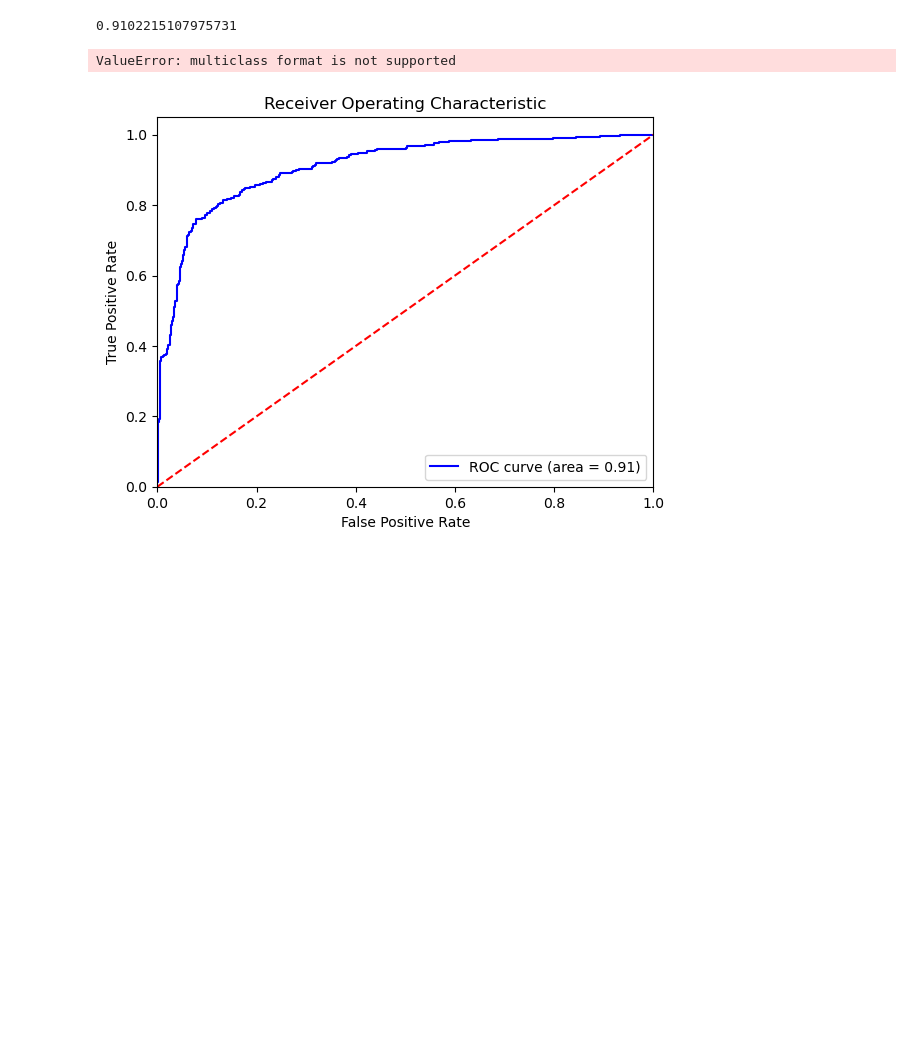
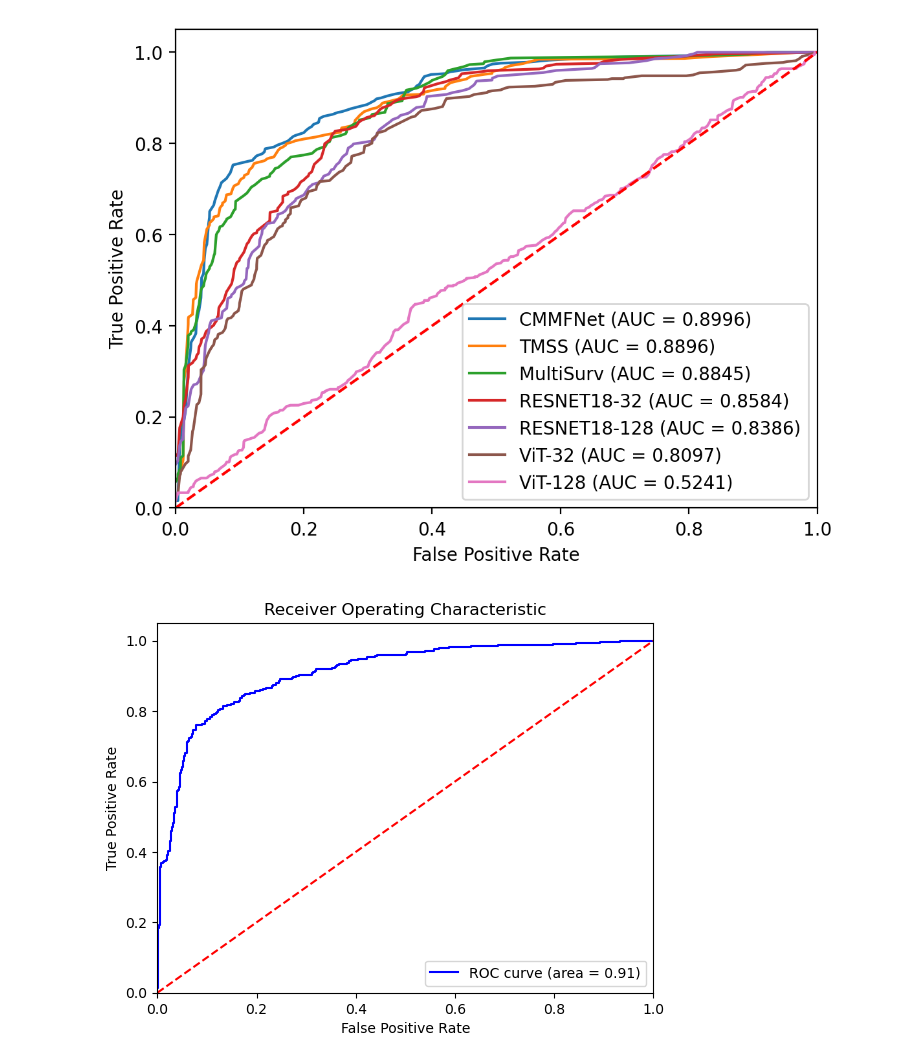
Before and after one commit to fancccc/LungCancerDC, a Jupyter notebook: show.ipynb, the cells around one changed output. Drawn from its saved outputs; the diff is of its cells as text; code cells hidden in the pictures; blank space fills up the shorter version.

```diff
--- a/show.ipynb
+++ b/show.ipynb
@@ -5,5 +5,11 @@ import os
 from sklearn.metrics import roc_curve, auc
 from sklearn.preprocessing import label_binarize
 # %%
-res = np.load(os.path.join('./results/2409032239/models/pred.npy'), allow_pickle=True).item()
-res
+results = {'CMMFNet': '2409032239',
+           'TMSS': '2410061102',
+           'MultiSurv': '2409291045',
+       'RESNET18-32': '2408031253',
+       'RESNET18-128': '2408040923',
+       'ViT-32': '2409201810',
+       'ViT-128': '2409211200',
+      }
@@ -28,15 +16,55 @@ res
 # %%
-y_true_bin = label_binarize(res['true_label'], classes=[0, 1, 2])
-y_scores = res['predicted']
-fpr_micro, tpr_micro, _ = roc_curve(y_true_bin.ravel(), y_scores.ravel())
-roc_auc_micro = auc(fpr_micro, tpr_micro)
-roc_auc_micro
+plt.figure(dpi=200)
+for k, v in results.items():
+    if os.path.exists(f'./results/{v}/models/pred.npy'):
+        res = np.load(os.path.join(f'./results/{v}/models/pred.npy'), allow_pickle=True).item()
+        # res
+        # y_true_bin = label_binarize(res['true_label'], classes=[0, 1, 2])
+        # y_scores = res['predicted']
+        # fpr_micro, tpr_micro, _ = roc_curve(y_true_bin.ravel(), y_scores.ravel())
+        # roc_auc_micro = auc(fpr_micro, tpr_micro)
+        # plt.plot(fpr_micro, tpr_micro, color='blue', label=f'{k} ROC curve (area = %0.2f)' % roc_auc_micro)
+        y_true_bin = label_binarize(res['true_label'], classes=[0, 1, 2])
+        y_scores = res['predicted']  # 假设这是预测的概率
+
+        # 计算每个类别的ROC曲线和AUC
+        fpr, tpr, roc_auc = {}, {}, {}
+        for i in range(y_true_bin.shape[1]):
+            fpr[i], tpr[i], _ = roc_curve(y_true_bin[:, i], y_scores[:, i])
+            roc_auc[i] = auc(fpr[i], tpr[i])
+
+        # 计算macro-average ROC曲线
+        all_fpr = np.unique(np.concatenate([fpr[i] for i in range(y_true_bin.shape[1])]))
+        mean_tpr = np.zeros_like(all_fpr)
+        for i in range(y_true_bin.shape[1]):
+            mean_tpr += np.interp(all_fpr, fpr[i], tpr[i])
+        mean_tpr /= y_true_bin.shape[1]
+
+        # 计算macro-average AUC
+        roc_auc_macro = auc(all_fpr, mean_tpr)
+
+        # 绘制macro-average ROC曲线
+        plt.plot(all_fpr, mean_tpr, label=f'{k} (AUC = %0.4f)' % roc_auc_macro)
+
+    else:
+        print(k)
+plt.plot([0, 1], [0, 1], color='red', linestyle='--')  # 对角线
+plt.xlim([0.0, 1.0])
+plt.ylim([0.0, 1.05])
+plt.xlabel('False Positive Rate')
+plt.ylabel('True Positive Rate')
+# plt.title('Receiver Operating Characteristic')
+plt.legend(loc="lower right")
+plt.savefig('./results/figures/roc.png')
+plt.show()
+# one_hot_labels = torch.nn.functional.one_hot(torch.tensor(label), num_classes=probabilities.shape[1])
+# auc = roc_auc_score(one_hot_labels, probabilities.numpy(),
+#                     multi_class='ovr', average='macro')
+# roc_auc_micro
 # %% [output]
-0.9102215107975731
+[figure, added]
 # %%
-fpr, tpr, thresholds = roc_curve(res['1'], res['0'])
+os.makedirs('./results/figures')
-# %% [output]
-ValueError: multiclass format is not supported
 # %%
 plt.figure()
 plt.plot(fpr_micro, tpr_micro, color='blue', label='ROC curve (area = %0.2f)' % roc_auc_micro)
```
Also changed, not shown: parts of 1 cell of this notebook, 12 other files.
